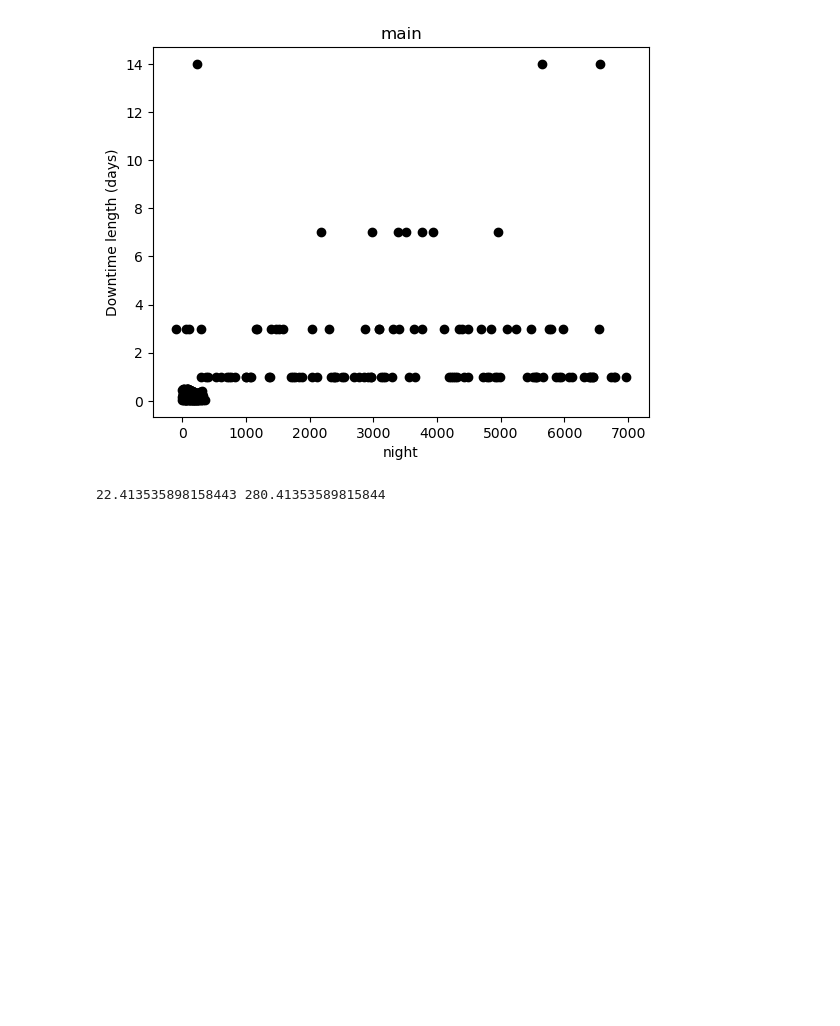
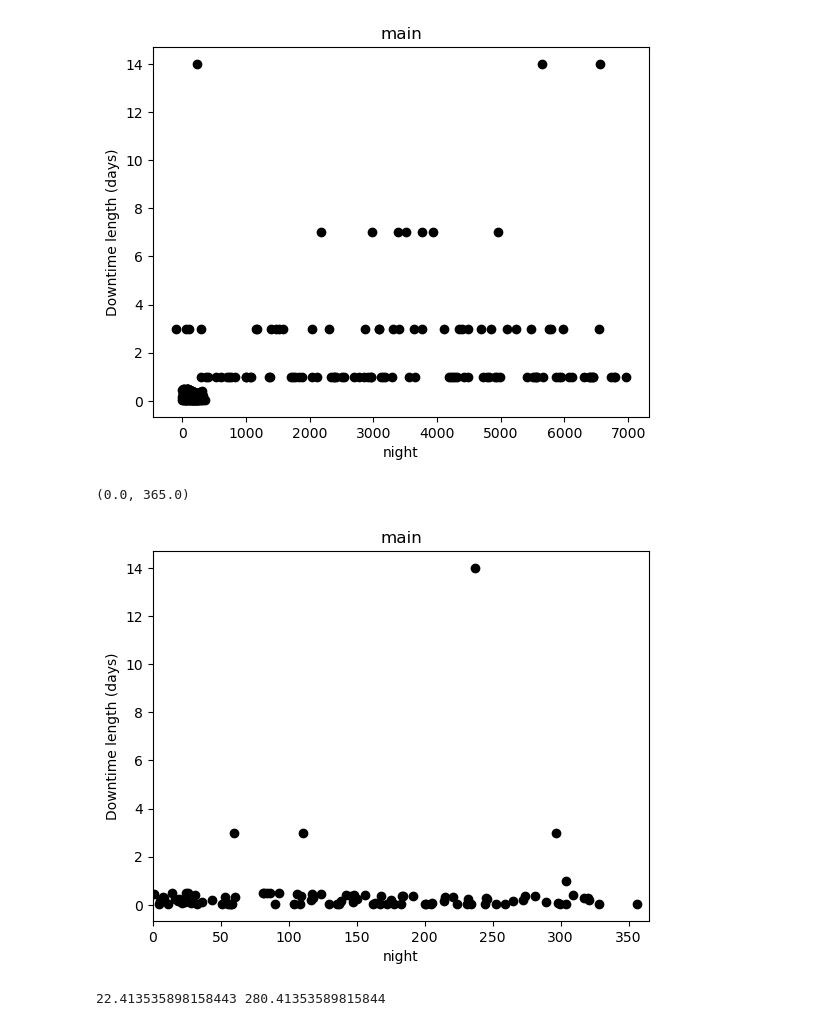
Before and after one commit to lsst-sims/sims_featureScheduler_runs3.6, a Jupyter notebook: technical/downtime_check/downtime.ipynb, the cells around one changed output. Saved outputs shown, nothing was run; the diff lists cells and outputs as text; code cells hidden in the pictures; blank space fills up the shorter version.

```diff
--- a/technical/downtime_check/downtime.ipynb
+++ b/technical/downtime_check/downtime.ipynb
@@ -89,6 +71,15 @@ plt.ylabel('Downtime length (days)')
 46.58658657943306 280.58658657943306
 Text(0, 0.5, 'Downtime length (days)')
 [figure]
+# %%
+plt.plot(t_0, deltas, 'ko')
+plt.title('main')
+plt.xlabel('night')
+plt.ylabel('Downtime length (days)')
+plt.xlim([0,365])
+# %% [output]
+(0.0, 365.0)
+[figure, added]
 # %%
 deltas = np.array([t[1]-t[0] for t in the_three])
 t_0 = np.array([t[0] for t in the_three])-mjd
```
Also changed, not shown: parts of 2 cells of this notebook, 1 other file.
